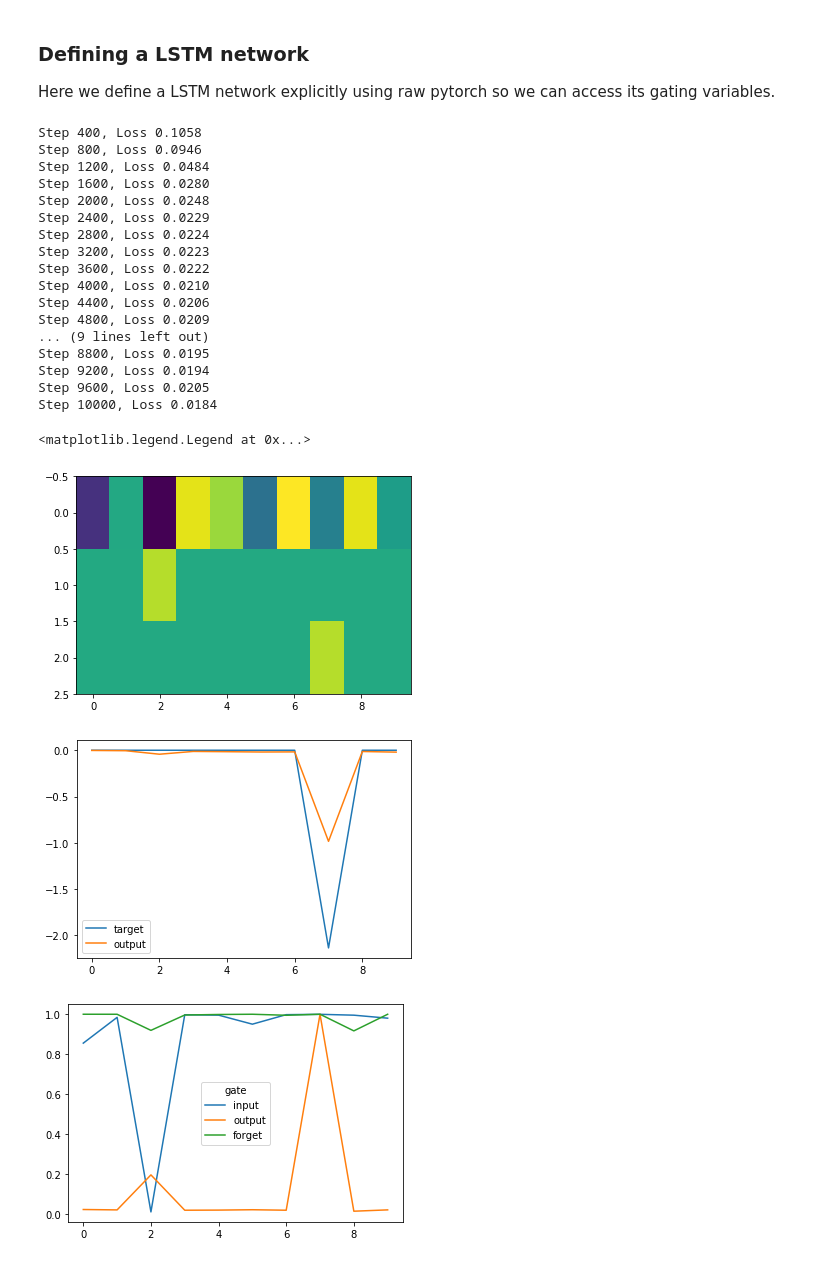
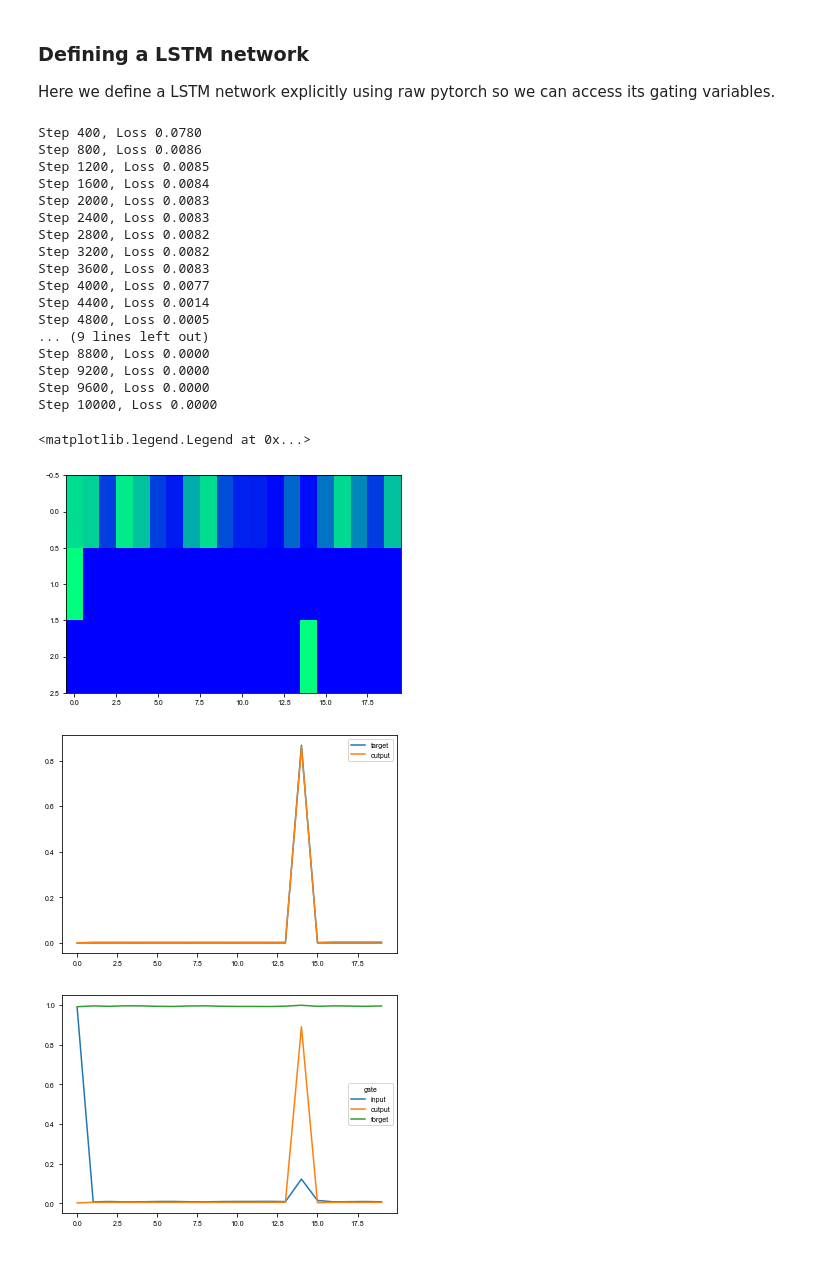
Before and after one commit to gyyang/nn-brain, a Jupyter notebook: LSTMVisualization.ipynb, the cells around one changed output. Saved outputs shown, nothing was run; the diff lists cells and outputs as text; code cells hidden in the pictures.

```diff
--- a/LSTMVisualization.ipynb
+++ b/LSTMVisualization.ipynb
@@ -10,7 +10,7 @@ def memory_task(seq_length, batch_size):
     inputs = np.zeros((seq_length, batch_size, 3))
     outputs = np.zeros((seq_length, batch_size, 1))
 
-    inputs[:, :, 0] = np.random.randn(seq_length, batch_size)
+    inputs[:, :, 0] = np.random.rand(seq_length, batch_size)
     t_stim = np.random.randint(int(seq_length)/2, size=(batch_size,))
     t_test = np.random.randint(int(seq_length)/2, seq_length-1, size=(batch_size,))
     inputs[t_stim, range(batch_size), 1] = 1
@@ -126,7 +126,8 @@ class Net(nn.Module):
     def __init__(self, input_size, hidden_size, output_size, **kwargs):
         super().__init__()
 
-        self.rnn = nn.LSTM(input_size, hidden_size, **kwargs)
+        # self.rnn = nn.LSTM(input_size, hidden_size, **kwargs)
+        self.rnn = MyLSTM(input_size, hidden_size, **kwargs)
         self.fc = nn.Linear(hidden_size, output_size)
 
     def forward(self, x):
@@ -139,7 +140,8 @@ import time
 
 # Using custom LSTM, ~30% slower on CPUs compare to native LSTM
 # net = nn.LSTM(input_size=3, hidden_size=1)
-net = MyLSTM(input_size=3, hidden_size=1)
+# net = MyLSTM(input_size=3, hidden_size=1)
+net = Net(input_size=3, hidden_size=1, output_size=1)
 
 # Use Adam optimizer
 optimizer = optim.Adam(net.parameters(), lr=0.01)
@@ -167,49 +169,52 @@ for i in range(10000):
 #         print('Time per step {:0.3f}ms'.format((time.time()-start_time)/i*1e3))
         running_loss = 0
 # %% [output]
-Step 400, Loss 0.1058
-Step 800, Loss 0.0946
-Step 1200, Loss 0.0484
-Step 1600, Loss 0.0280
-Step 2000, Loss 0.0248
-Step 2400, Loss 0.0229
-Step 2800, Loss 0.0224
-Step 3200, Loss 0.0223
-Step 3600, Loss 0.0222
-Step 4000, Loss 0.0210
-Step 4400, Loss 0.0206
-Step 4800, Loss 0.0209
+Step 400, Loss 0.0780
+Step 800, Loss 0.0086
+Step 1200, Loss 0.0085
+Step 1600, Loss 0.0084
+Step 2000, Loss 0.0083
+Step 2400, Loss 0.0083
+Step 2800, Loss 0.0082
+Step 3200, Loss 0.0082
+Step 3600, Loss 0.0083
+Step 4000, Loss 0.0077
+Step 4400, Loss 0.0014
+Step 4800, Loss 0.0005
 ... (9 lines left out)
-Step 8800, Loss 0.0195
-Step 9200, Loss 0.0194
-Step 9600, Loss 0.0205
-Step 10000, Loss 0.0184
+Step 8800, Loss 0.0000
+Step 9200, Loss 0.0000
+Step 9600, Loss 0.0000
+Step 10000, Loss 0.0000
 # %%
-net.readout = True
+rnn = net.rnn
 
-inputs, labels = memory_task(seq_length=10, batch_size=16)
+rnn.readout = True
+
+inputs, labels = memory_task(seq_length=20, batch_size=16)
 inputs = torch.from_numpy(inputs).type(torch.float)
 
 with torch.no_grad():
-    output, activity, gates = net(inputs)
+    rnn_activity, _, gates = rnn(inputs)
+    output = net.fc(rnn_activity)
 ingate, outgate, forgetgate = gates
 # %%
-i_trial = 2
+i_trial = 3
 plt.figure()
-plt.imshow(inputs[:, i_trial, :].T, aspect='auto')
+plt.imshow(inputs[:, i_trial, :].T, aspect='auto', cmap='winter')
 
 plt.figure()
 plt.plot(labels[:, i_trial, 0], label='target')
 plt.plot(output.detach()[:, i_trial, 0], label='output')
 plt.legend()
 
 plt.figure()
 plt.plot(ingate[:, i_trial, 0], label='input')
 plt.plot(outgate[:, i_trial, 0], label='output')
 plt.plot(forgetgate[:, i_trial, 0], label='forget')
 plt.legend(title='gate')
 # %% [output]
 <matplotlib.legend.Legend at 0x...>
-[figure, old version]
+[figure, new version]
-[figure, old version]
+[figure, new version]
-[figure, old version]
+[figure, new version]
```
Also changed, not shown: parts of 3 cells of this notebook.
